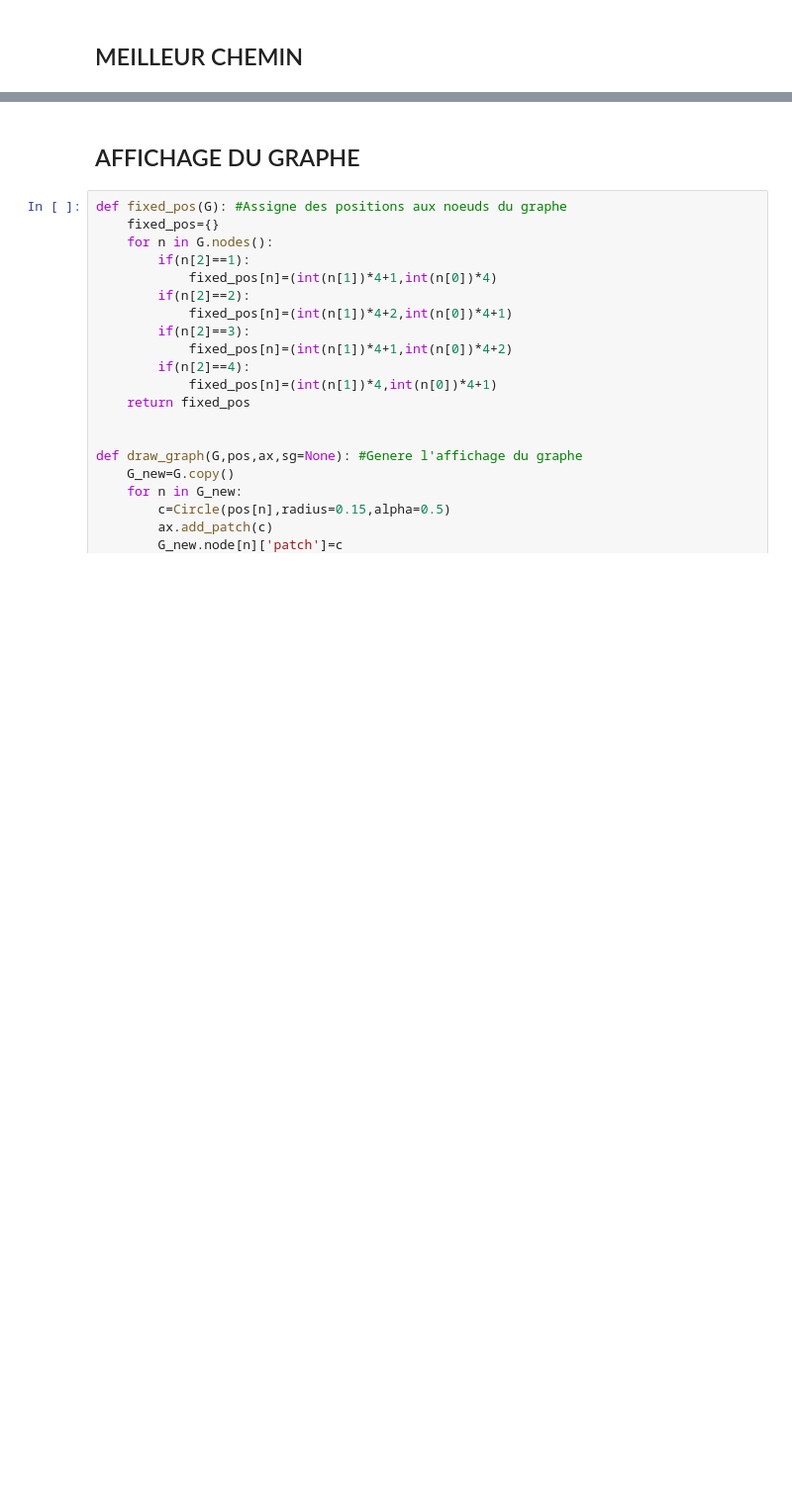
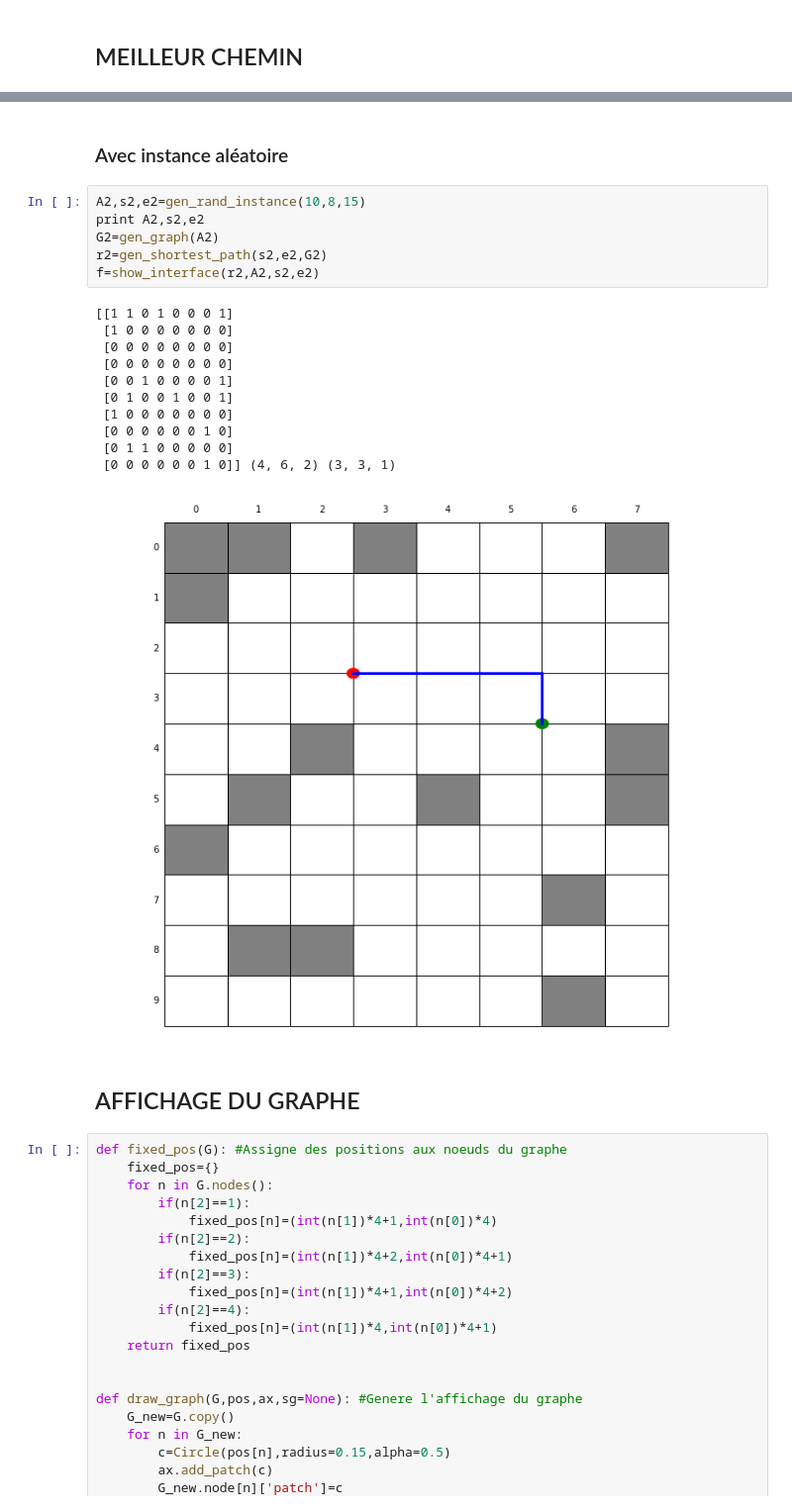
Before and after one commit to emited/ProjMOGPL, a Jupyter notebook: projet.ipynb, the cells around one changed output, grey strips where cells are left out. Shown: that part at 99% size. Cells and saved outputs as stored; diff of their text form; blank space fills up the shorter version.

```diff
--- a/projet.ipynb
+++ b/projet.ipynb
@@ -233,3 +298,23 @@ def gen_shortest_path(start,end,G):
+# %% [markdown]
+### Avec instance aléatoire
+# %%
+A2,s2,e2=gen_rand_instance(10,8,15)
+print A2,s2,e2
+G2=gen_graph(A2)
+r2=gen_shortest_path(s2,e2,G2)
+f=show_interface(r2,A2,s2,e2)
+# %% [output]
+[[1 1 0 1 0 0 0 1]
+ [1 0 0 0 0 0 0 0]
+ [0 0 0 0 0 0 0 0]
+ [0 0 0 0 0 0 0 0]
+ [0 0 1 0 0 0 0 1]
+ [0 1 0 0 1 0 0 1]
+ [1 0 0 0 0 0 0 0]
+ [0 0 0 0 0 0 1 0]
+ [0 1 1 0 0 0 0 0]
+ [0 0 0 0 0 0 1 0]] (4, 6, 2) (3, 3, 1)
+[figure, added]
 # %% [markdown]
 ## AFFICHAGE DU GRAPHE
 # %%
```
Also changed, not shown: parts of 17 cells of this notebook.
